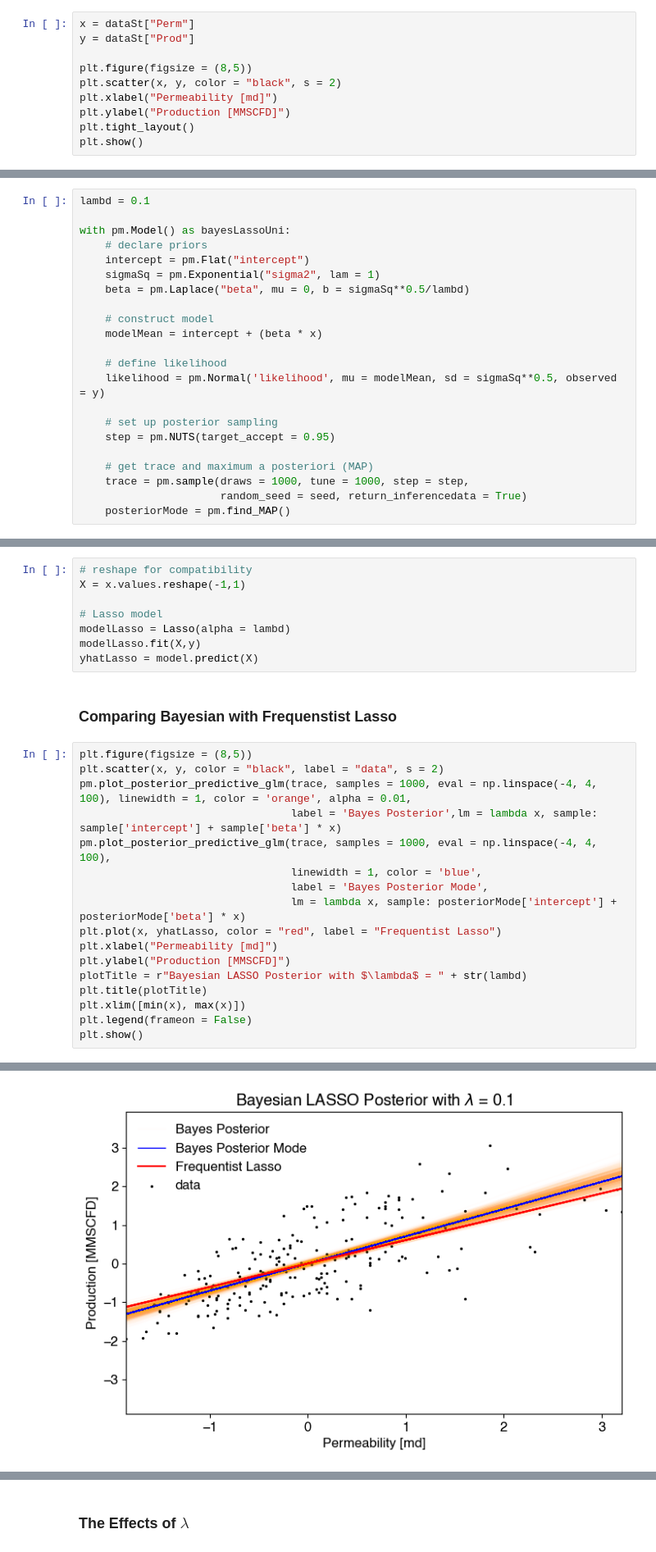
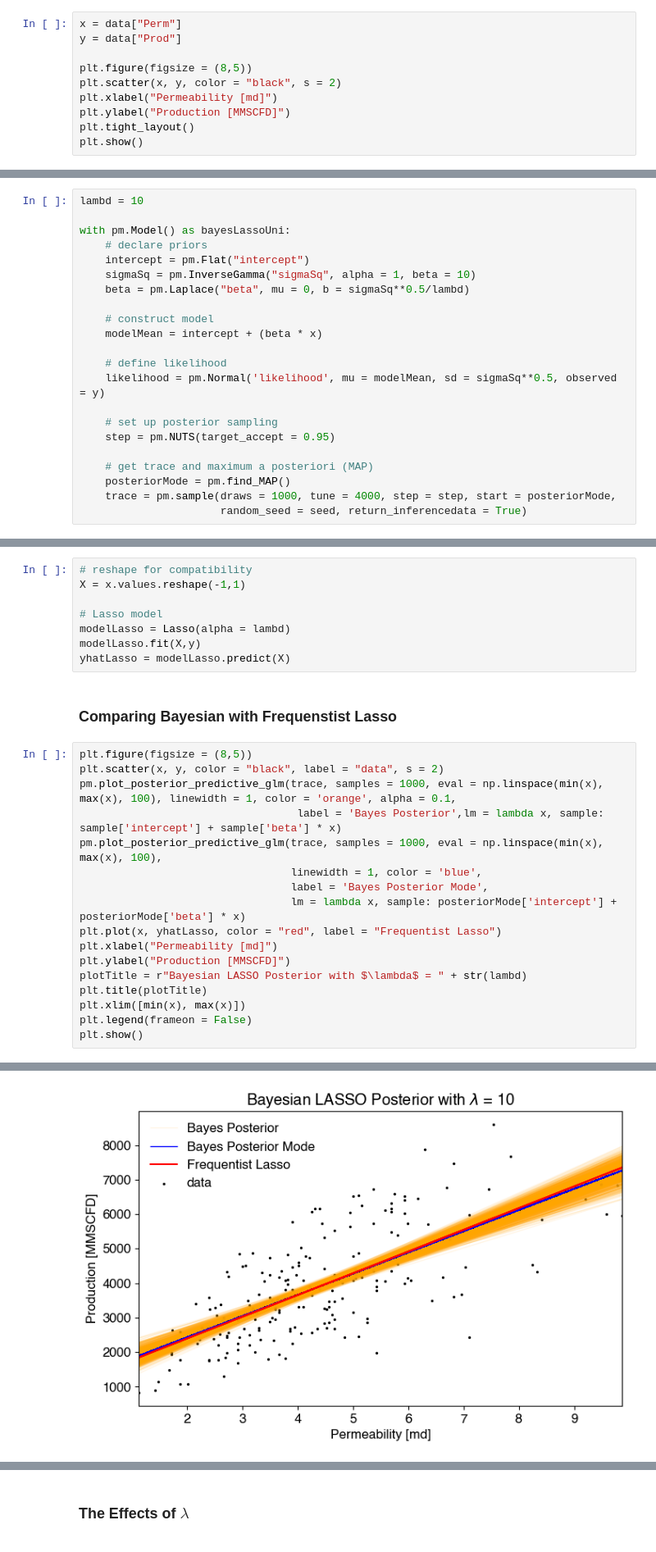
Before and after one commit to fraclad/BayesianLassoExpository, a Jupyter notebook: Bayesian Lasso Regression.ipynb, the cells around one changed output, grey strips where cells are left out. Shown at 82% size. Saved outputs shown, nothing was run; the diff lists cells and outputs as text.

```diff
--- a/Bayesian Lasso Regression.ipynb
+++ b/Bayesian Lasso Regression.ipynb
@@ -59,6 +109,6 @@ dataSt.describe().transpose()
 # %%
-x = dataSt["Perm"]
-y = dataSt["Prod"]
+x = data["Perm"]
+y = data["Prod"]
 
 plt.figure(figsize = (8,5))
 plt.scatter(x, y, color = "black", s = 2)
@@ -73,10 +138,10 @@ plt.show()
 # %%
-lambd = 0.1
+lambd = 10
 
 with pm.Model() as bayesLassoUni:
     # declare priors
     intercept = pm.Flat("intercept")
-    sigmaSq = pm.Exponential("sigma2", lam = 1)
+    sigmaSq = pm.InverseGamma("sigmaSq", alpha = 1, beta = 10)
     beta = pm.Laplace("beta", mu = 0, b = sigmaSq**0.5/lambd)
 
     # construct model
@@ -89,7 +154,7 @@ with pm.Model() as bayesLassoUni:
     step = pm.NUTS(target_accept = 0.95)
 
     # get trace and maximum a posteriori (MAP)
-    trace = pm.sample(draws = 1000, tune = 1000, step = step,
+    posteriorMode = pm.find_MAP()
+    trace = pm.sample(draws = 1000, tune = 4000, step = step, start = posteriorMode,
                       random_seed = seed, return_inferencedata = True)
-    posteriorMode = pm.find_MAP()
 # %% [output]
@@ -136,15 +207,15 @@ X = x.values.reshape(-1,1)
 # Lasso model
 modelLasso = Lasso(alpha = lambd)
 modelLasso.fit(X,y)
-yhatLasso = model.predict(X)
+yhatLasso = modelLasso.predict(X)
 # %% [markdown]
 ### Comparing Bayesian with Frequenstist Lasso
 # %%
 plt.figure(figsize = (8,5))
 plt.scatter(x, y, color = "black", label = "data", s = 2)
-pm.plot_posterior_predictive_glm(trace, samples = 1000, eval = np.linspace(-4, 4, 100), linewidth = 1, color = 'orange', alpha = 0.01,
-                                 label = 'Bayes Posterior',lm = lambda x, sample: sample['intercept'] + sample['beta'] * x)
-pm.plot_posterior_predictive_glm(trace, samples = 1000, eval = np.linspace(-4, 4, 100),
+pm.plot_posterior_predictive_glm(trace, samples = 1000, eval = np.linspace(min(x), max(x), 100), linewidth = 1, color = 'orange', alpha = 0.1,
+                                  label = 'Bayes Posterior',lm = lambda x, sample: sample['intercept'] + sample['beta'] * x)
+pm.plot_posterior_predictive_glm(trace, samples = 1000, eval = np.linspace(min(x), max(x), 100),
                                  linewidth = 1, color = 'blue',
                                  label = 'Bayes Posterior Mode',
                                  lm = lambda x, sample: posteriorMode['intercept'] + posteriorMode['beta'] * x)
@@ -162 +231 @@ Keep up to date with `ArviZ <https://arviz-devs.github.io/arviz/>`_ for future u
-[figure, old version]
+[figure, new version]
```
Also changed, not shown: parts of 35 cells of this notebook, 3 other files.
